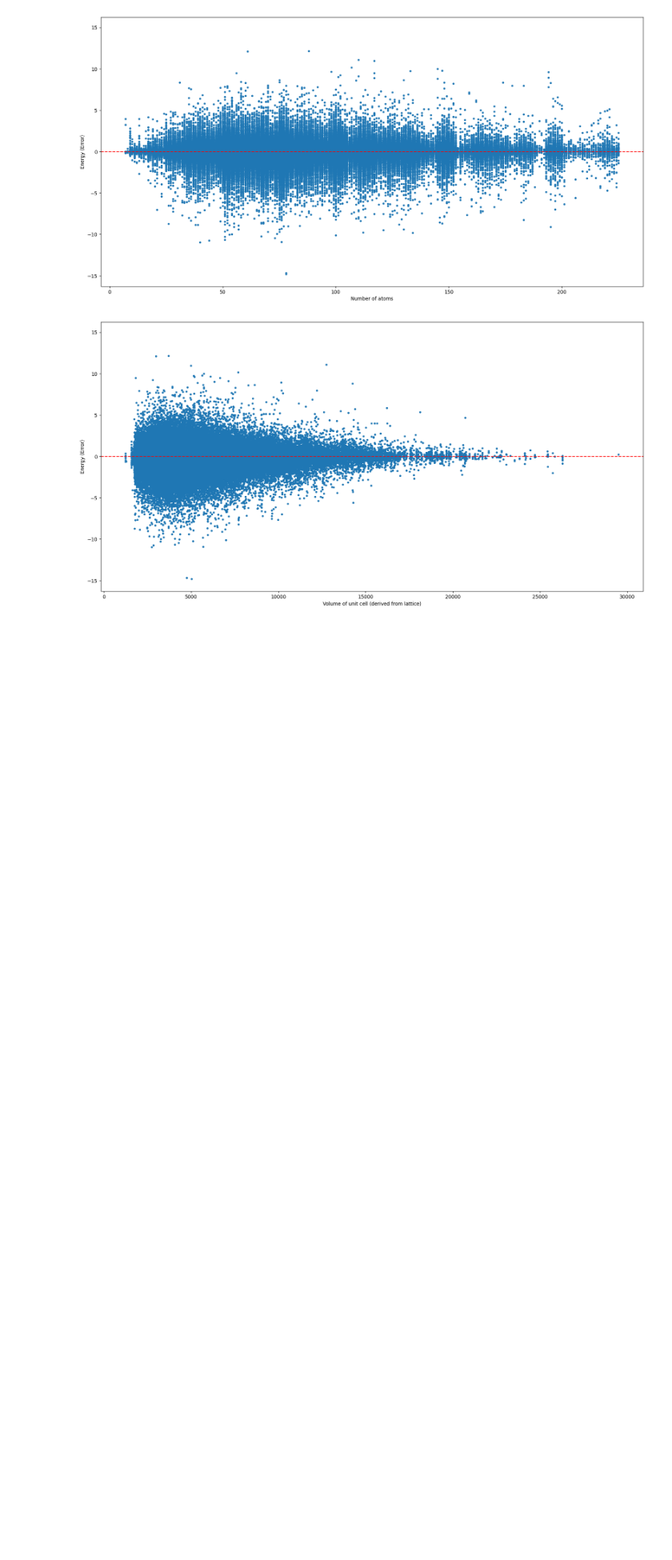
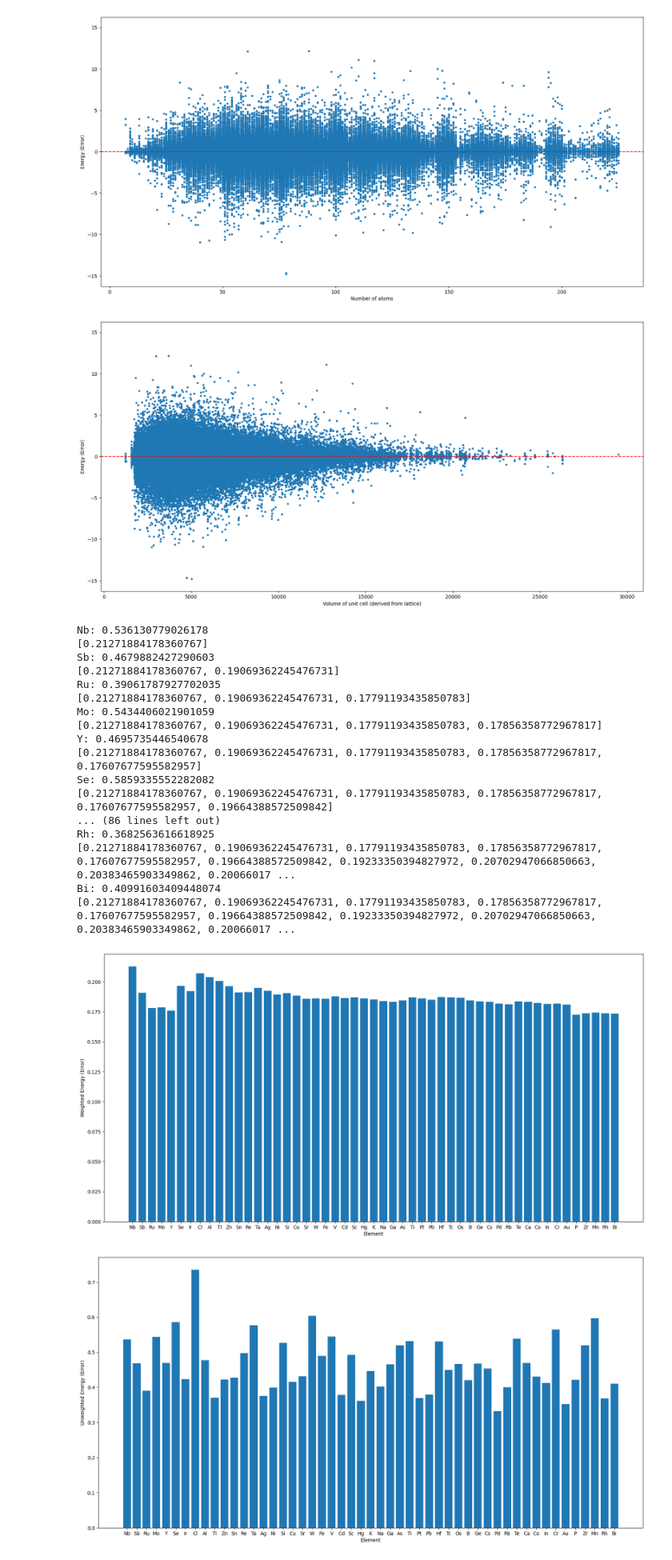
Before and after one commit to kimolijones/A-Star-is-born, a Jupyter notebook: main.ipynb, the cells around one changed output. Shown at 80% size. Saved outputs shown, nothing was run; the diff lists cells and outputs as text; code cells hidden in the pictures; blank space fills up the shorter version.

```diff
--- a/main.ipynb
+++ b/main.ipynb
@@ -74,16 +74,11 @@ sort_plot_df(df, "volume of unit cell (derived from Lattice)")
 [figure]
 [figure]
 # %%
-"""
 elements = ['Nb', 'Sb', 'Ru', 'Mo', 'Y', 'Se', 'Ir', 'S', 'Cl', 'Al', 'Tl', 'O', 'Zn', 'Sn',
             'Re', 'Ta', 'Ag', 'Ni', 'Si', 'Cu', 'H', 'Sr', 'W', 'Fe', 'V', 'Cd', 'C', 'Sc',
             'Hg', 'K', 'Na', 'Ga', 'N', 'As', 'Ti', 'Pt', 'Pb', 'Hf', 'Tc', 'Os', 'B', 'Ge',
             'Cs', 'Pd', 'Rb', 'Te', 'Ca', 'Co', 'In', 'Cr', 'Au', 'P', 'Zr', 'Mn', 'Rh', 'Bi']
-"""
-elements = ['Nb', 'Sb', 'Ru', 'Mo', 'Y', 'Se', 'Ir', 'Cl', 'Al', 'Tl', 'Zn', 'Sn',
-            'Re', 'Ta', 'Ag', 'Ni', 'Si', 'Cu', 'Sr', 'W', 'Fe', 'V', 'Cd', 'Sc',
-            'Hg', 'K', 'Na', 'Ga', 'As', 'Ti', 'Pt', 'Pb', 'Hf', 'Tc', 'Os', 'B', 'Ge',
-            'Cs', 'Pd', 'Rb', 'Te', 'Ca', 'Co', 'In', 'Cr', 'Au', 'P', 'Zr', 'Mn', 'Rh', 'Bi']
+
 #elements = []
 #for i in range(len(df)):
 #    elements += dataset_list[i].get_chemical_symbols()
@@ -93,32 +88,62 @@ unweighted_mean_errors = []
 weighted_errors = []
 weighted_mean_errors = []
 for element in elements:
     df_filtered = df[df['chemical formula'].str.contains(element)].reset_index(drop=True)
 
     unweighted_mean_error = df_filtered["energy (error)"].abs().mean() # absolute value is used
     print(f'{element}: {unweighted_mean_error}')
     unweighted_mean_errors.append(unweighted_mean_error)
 
     for i in range(len(df_filtered)):
         number_of_element_atom = df_filtered["chemical formula"][i].split(element)[1][:2]
         number_of_element_atom = ''.join(char for char in number_of_element_atom if char.isdigit())
         if number_of_element_atom == "":
             number_of_element_atom = 1
         else:
             number_of_element_atom = int(number_of_element_atom)
         weight = number_of_element_atom/df_filtered["number of atoms"][i]
         weighted_errors.append(df_filtered["energy (error)"].abs()[i] * weight)
-    weighted_mean_errors = np.mean(weighted_errors)
+    weighted_mean_errors.append(np.mean(weighted_errors))
     print(weighted_mean_errors)
     #weighted_mean_error = unweighted_mean_error * weight
     #print(f'{element}: {weighted_mean_error}')
     #weighted_mean_errors.append(weighted_mean_error)
 
+
 plt.figure(figsize=(20,10))
 plt.xlabel('Element')
-plt.ylabel("Energy (Error)")
+plt.ylabel("Weighted Energy (Error)")
 # plt.ylim(0, 1.1*weighted_mean_errors.max())
 
 plt.bar(elements, weighted_mean_errors)
 
 plt.show()
+
+
+plt.figure(figsize=(20,10))
+plt.xlabel('Element')
+plt.ylabel("Unweighted Energy (Error)")
+
+plt.bar(elements, unweighted_mean_errors)
+
+plt.show()
+# %% [output]
+Nb: 0.536130779026178
+[0.21271884178360767]
+Sb: 0.4679882427290603
+[0.21271884178360767, 0.19069362245476731]
+Ru: 0.39061787927702035
+[0.21271884178360767, 0.19069362245476731, 0.17791193435850783]
+Mo: 0.5434406021901059
+[0.21271884178360767, 0.19069362245476731, 0.17791193435850783, 0.17856358772967817]
+Y: 0.4695735446540678
+[0.21271884178360767, 0.19069362245476731, 0.17791193435850783, 0.17856358772967817, 0.17607677595582957]
+Se: 0.5859335552282082
+[0.21271884178360767, 0.19069362245476731, 0.17791193435850783, 0.17856358772967817, 0.17607677595582957, 0.19664388572509842]
+... (86 lines left out)
+Rh: 0.3682563616618925
+[0.21271884178360767, 0.19069362245476731, 0.17791193435850783, 0.17856358772967817, 0.17607677595582957, 0.19664388572509842, 0.19233350394827972, 0.20702947066850663, 0.20383465903349862, 0.20066017 ...
+Bi: 0.40991603409448074
+[0.21271884178360767, 0.19069362245476731, 0.17791193435850783, 0.17856358772967817, 0.17607677595582957, 0.19664388572509842, 0.19233350394827972, 0.20702947066850663, 0.20383465903349862, 0.20066017 ...
+[figure, added]
+[figure, added]
```
